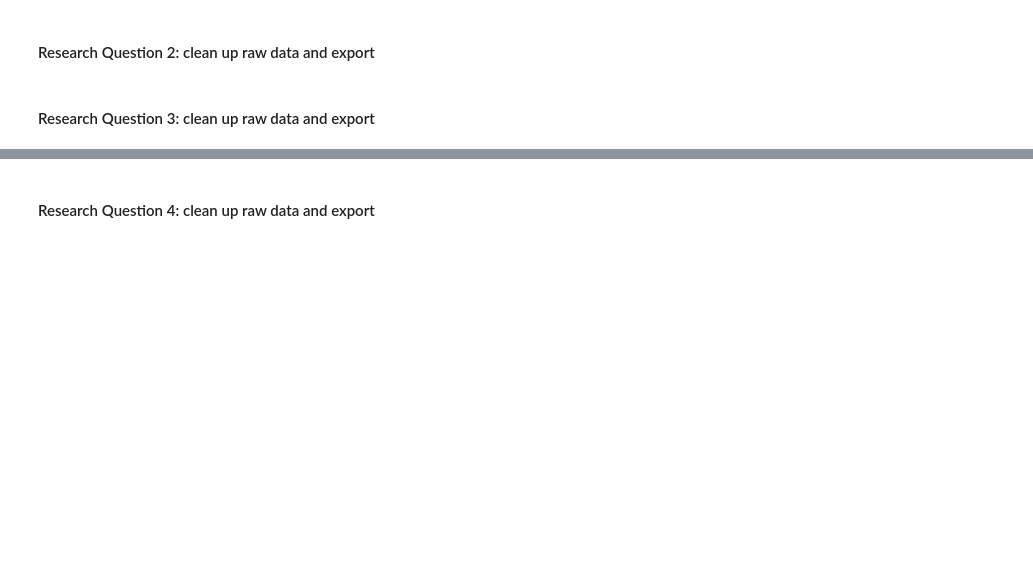
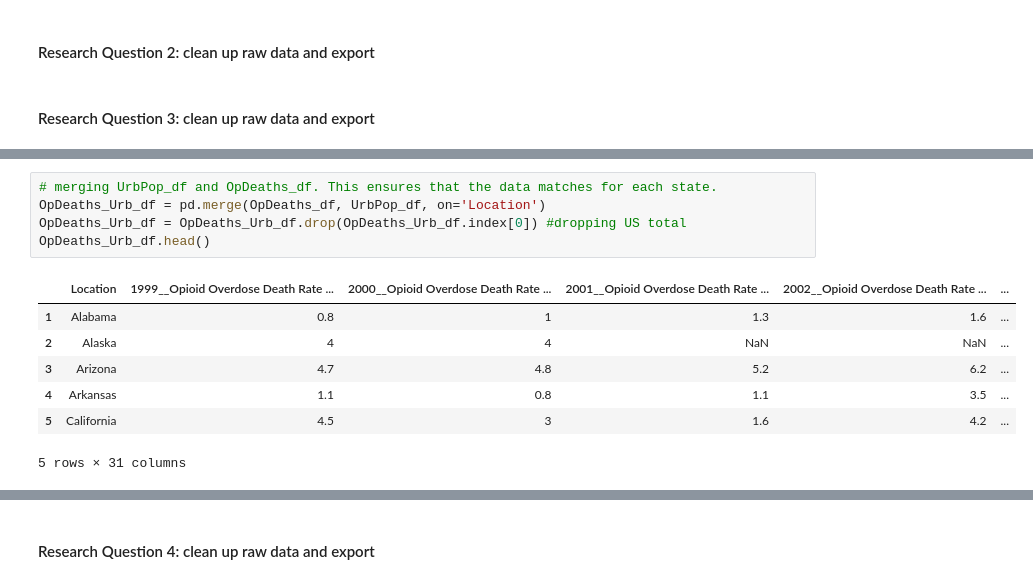
Before and after one commit to christa-fields/GWU_Databootcamp_Project_1, a Jupyter notebook: data_cleanup.ipynb, the cells around one changed output, grey strips where cells are left out. Cells and saved outputs as stored; diff of their text form; blank space fills up the shorter version.

```diff
--- a/data_cleanup.ipynb
+++ b/data_cleanup.ipynb
@@ -280,0 +314,13 @@ with open(json_file, "w") as f:                                              # o
+# %%
+# merging UrbPop_df and OpDeaths_df. This ensures that the data matches for each state.
+OpDeaths_Urb_df = pd.merge(OpDeaths_df, UrbPop_df, on='Location')
+OpDeaths_Urb_df = OpDeaths_Urb_df.drop(OpDeaths_Urb_df.index[0]) #dropping US total
+OpDeaths_Urb_df.head()
+# %% [output]
+|  | Location | 1999__Opioid Overdose Death Rate ... | 2000__Opioid Overdose Death Rate ... | 2001__Opioid Overdose Death Rate ... | 2002__Opioid Overdose Death Rate ... | ... |
+| 1 | Alabama | 0.8 | 1 | 1.3 | 1.6 | ... |
+| 2 | Alaska | 4 | 4 | NaN | NaN | ... |
+| 3 | Arizona | 4.7 | 4.8 | 5.2 | 6.2 | ... |
+| 4 | Arkansas | 1.1 | 0.8 | 1.1 | 3.5 | ... |
+| 5 | California | 4.5 | 3 | 1.6 | 4.2 | ... |
+5 rows × 31 columns
```
Also changed, not shown: parts of 9 cells of this notebook.
